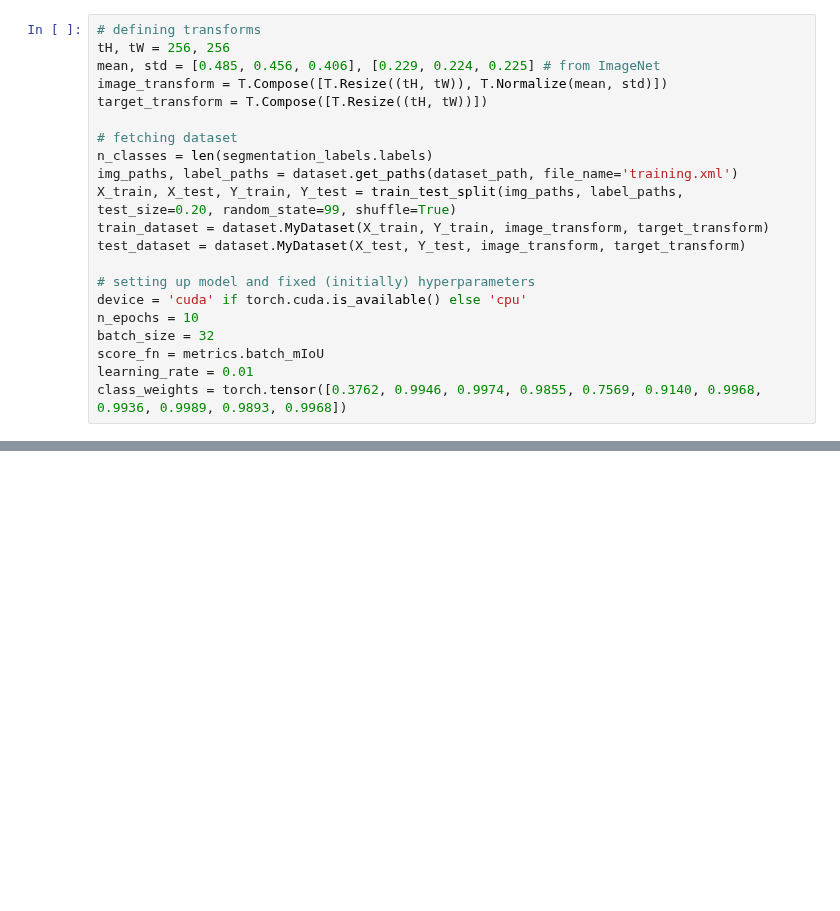
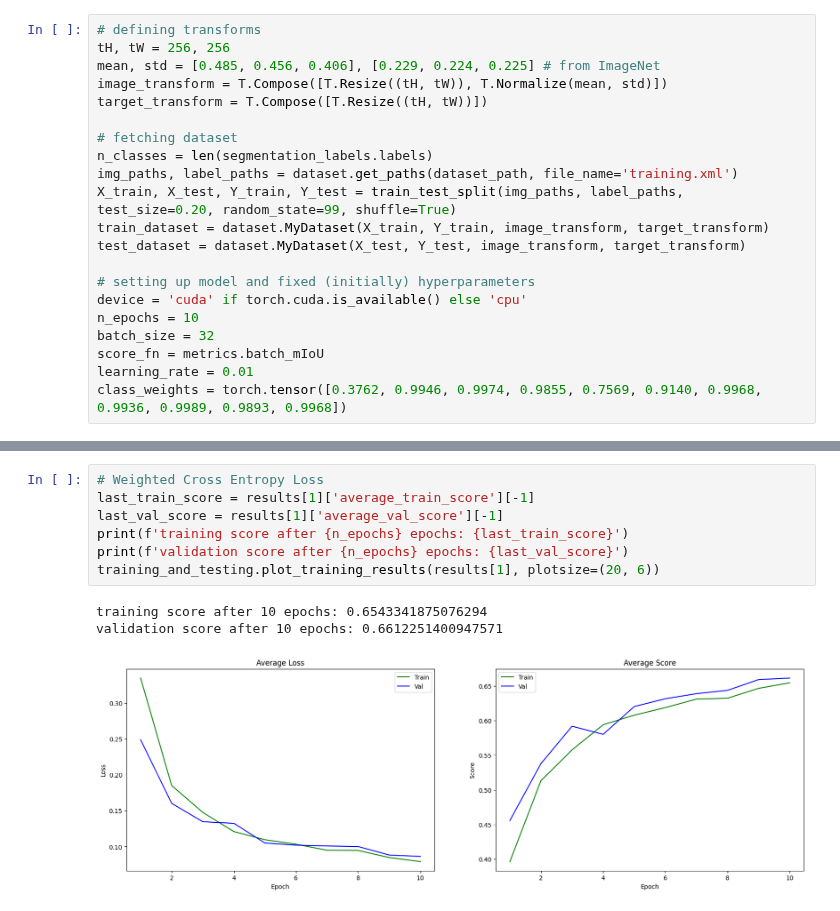
Before and after one commit to mrcmich/deep-seasonal-color-analysis-system, a Jupyter notebook: hyperparameter_tuning_FastSCNN.ipynb, the cells around one changed output, grey strips where cells are left out. Saved outputs shown, nothing was run; the diff lists cells and outputs as text; blank space fills up the shorter version.

```diff
--- a/hyperparameter_tuning_FastSCNN.ipynb
+++ b/hyperparameter_tuning_FastSCNN.ipynb
@@ -93,3 +122,14 @@ for loss_fn in loss_fn_candidates:
+# %%
+# Weighted Cross Entropy Loss
+last_train_score = results[1]['average_train_score'][-1]
+last_val_score = results[1]['average_val_score'][-1]
+print(f'training score after {n_epochs} epochs: {last_train_score}')
+print(f'validation score after {n_epochs} epochs: {last_val_score}')
+training_and_testing.plot_training_results(results[1], plotsize=(20, 6))
+# %% [output]
+training score after 10 epochs: 0.6543341875076294
+validation score after 10 epochs: 0.6612251400947571
+[figure, added]
 # %%
 # === selecting best optimizer ===
 
```
Also changed, not shown: parts of 4 cells of this notebook.
